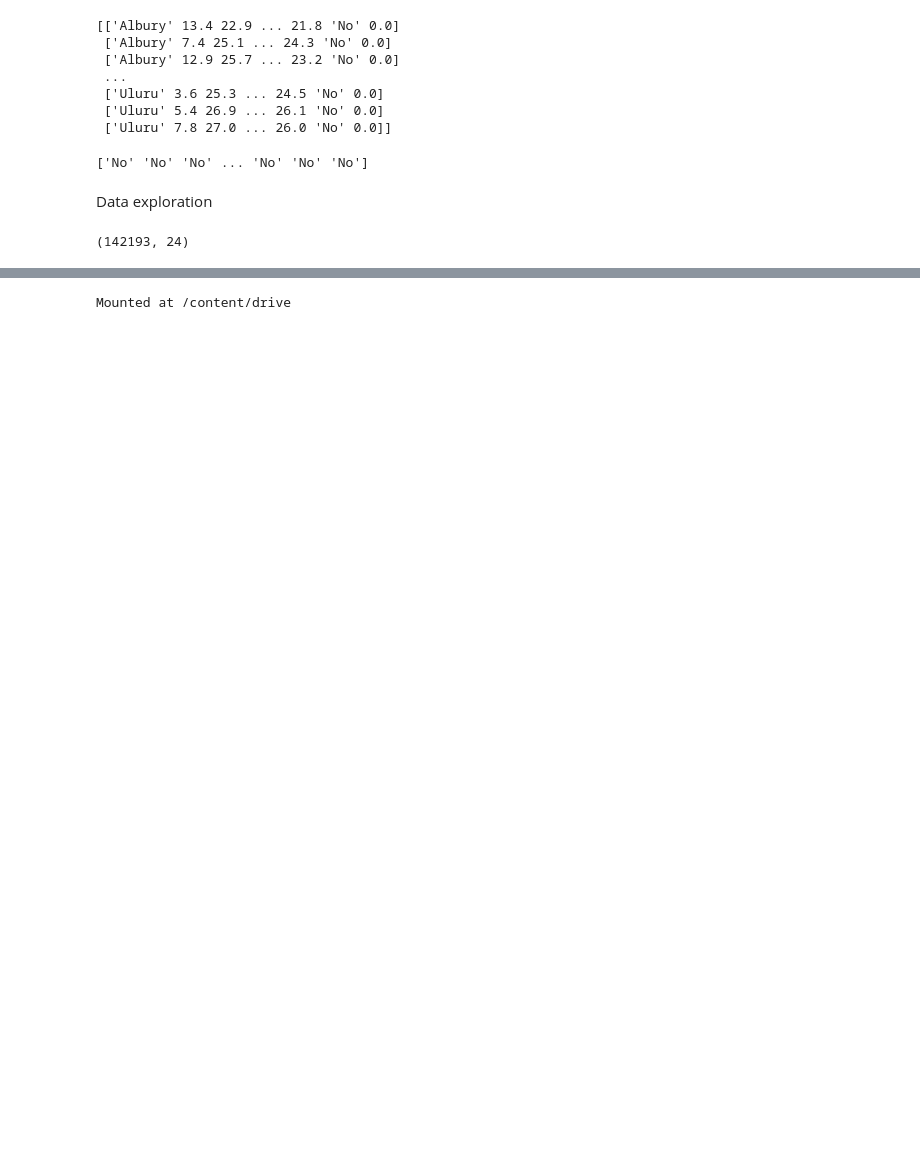
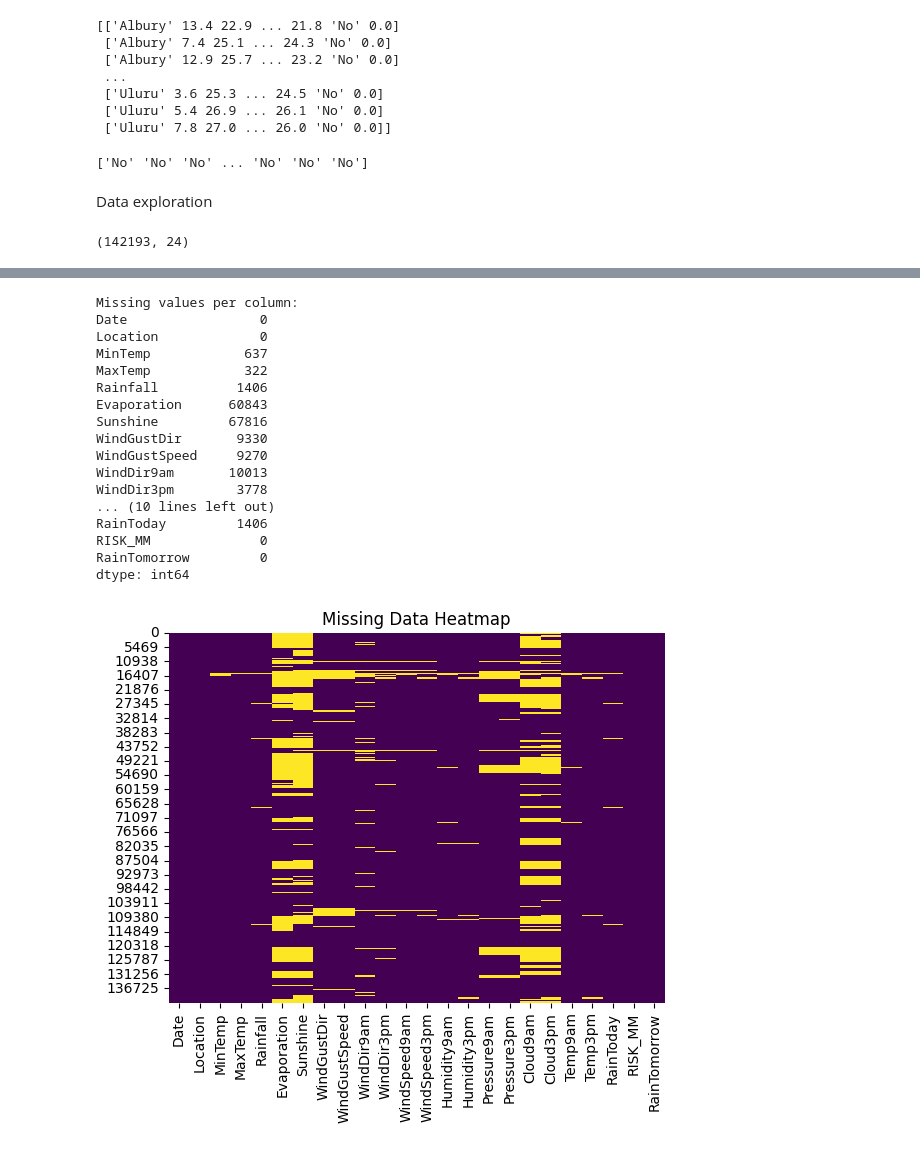
Before and after one commit to Stellamariyarit/mainproject, a Jupyter notebook: MyProject (2).ipynb, the cells around one changed output, grey strips where cells are left out. Drawn from its saved outputs; the diff is of its cells as text; code cells hidden in the pictures; blank space fills up the shorter version.

```diff
--- a/MyProject (2).ipynb
+++ b/MyProject (2).ipynb
@@ -144,5 +147,37 @@ frame
 # %%
-from google.colab import drive
-drive.mount('/content/drive')
+# from google.colab import drive
+# drive.mount('/content/drive')
-# %% [output]
-Mounted at /content/drive
+# %%
+# Step 1: Check for missing data
+import pandas as pd
+import seaborn as sns
+import matplotlib.pyplot as plt
+
+# Display the total missing values per column
+print("Missing values per column:")
+df_selected = pd.read_csv('/content/drive/MyDrive/Mymainproject/weatherAUS.csv')
+print(df_selected.isnull().sum())
+
+# Visualize missing data with a heatmap
+sns.heatmap(df_selected.isnull(), cbar=False, cmap='viridis')
+plt.title("Missing Data Heatmap")
+plt.show()
+# %% [output]
+Missing values per column:
+Date                 0
+Location             0
+MinTemp            637
+MaxTemp            322
+Rainfall          1406
+Evaporation      60843
+Sunshine         67816
+WindGustDir       9330
+WindGustSpeed     9270
+WindDir9am       10013
+WindDir3pm        3778
+... (10 lines left out)
+RainToday         1406
+RISK_MM              0
+RainTomorrow         0
+dtype: int64
+[figure, added]
```
Also changed, not shown: parts of 18 cells of this notebook.
